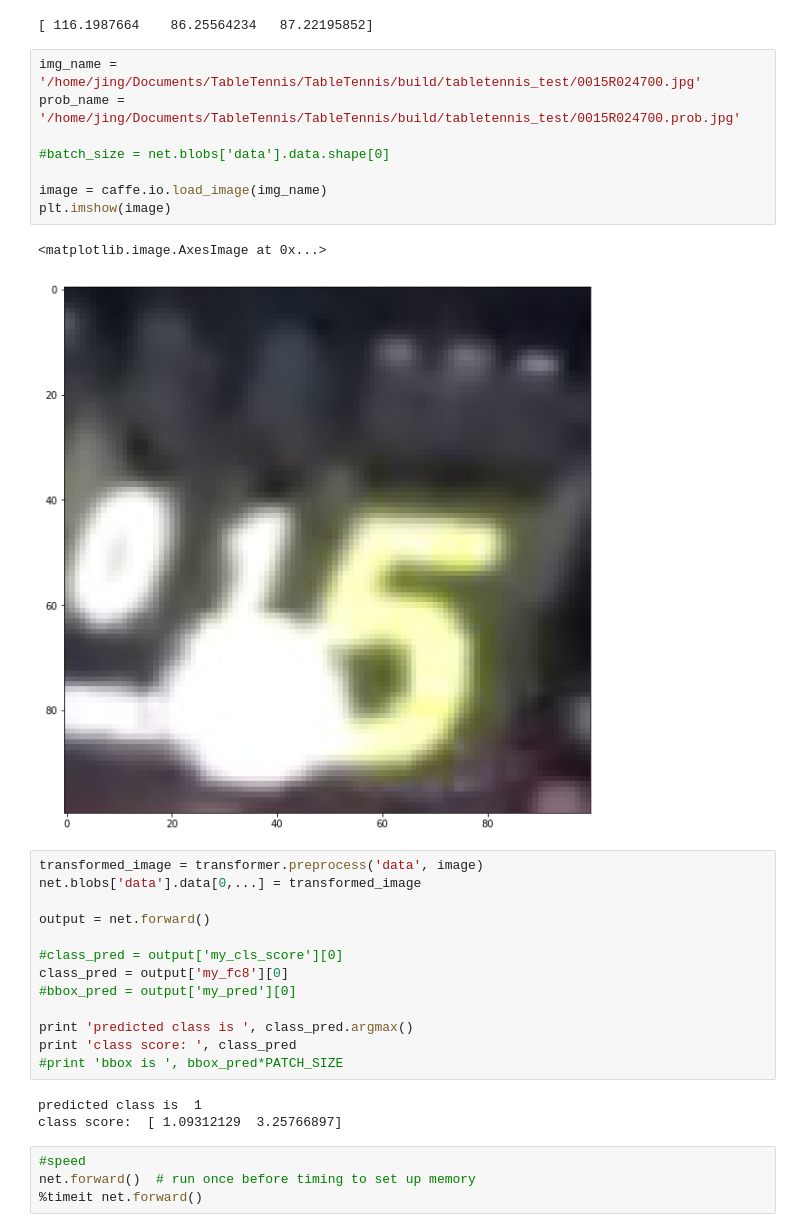
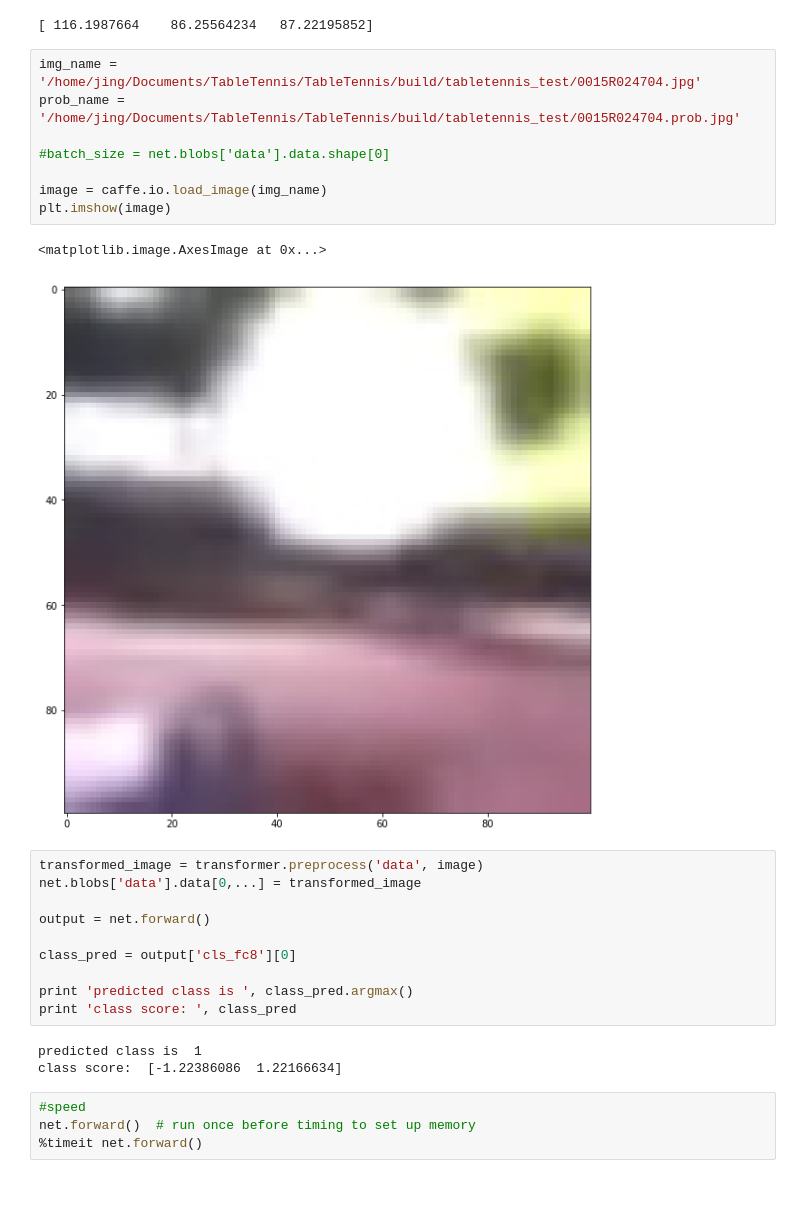
Before and after one commit to BrotherJing/CNN_tabletennis, a Jupyter notebook: classifier.ipynb, the cells around one changed output. Saved outputs shown, nothing was run; the diff lists cells and outputs as text; blank space fills up the shorter version.

```diff
--- a/classifier.ipynb
+++ b/classifier.ipynb
@@ -39,32 +35,29 @@ transformer.set_channel_swap('data', (2,1,0))#RGB to BGR
 # %% [output]
 [ 116.1987664    86.25564234   87.22195852]
 # %%
-img_name = '/home/jing/Documents/TableTennis/TableTennis/build/tabletennis_test/0015R024700.jpg'
-prob_name = '/home/jing/Documents/TableTennis/TableTennis/build/tabletennis_test/0015R024700.prob.jpg'
+img_name = '/home/jing/Documents/TableTennis/TableTennis/build/tabletennis_test/0015R024704.jpg'
+prob_name = '/home/jing/Documents/TableTennis/TableTennis/build/tabletennis_test/0015R024704.prob.jpg'
 
 #batch_size = net.blobs['data'].data.shape[0]
 
 image = caffe.io.load_image(img_name)
 plt.imshow(image)
 # %% [output]
 <matplotlib.image.AxesImage at 0x...>
-[figure, old version]
+[figure, new version]
 # %%
 transformed_image = transformer.preprocess('data', image)
 net.blobs['data'].data[0,...] = transformed_image
 
 output = net.forward()
 
-#class_pred = output['my_cls_score'][0]
-class_pred = output['my_fc8'][0]
-#bbox_pred = output['my_pred'][0]
+class_pred = output['cls_fc8'][0]
 
 print 'predicted class is ', class_pred.argmax()
 print 'class score: ', class_pred
-#print 'bbox is ', bbox_pred*PATCH_SIZE
 # %% [output]
 predicted class is  1
-class score:  [ 1.09312129  3.25766897]
+class score:  [-1.22386086  1.22166634]
 # %%
 #speed
 net.forward()  # run once before timing to set up memory
```
Also changed, not shown: parts of 10 cells of this notebook, 16 other files.
